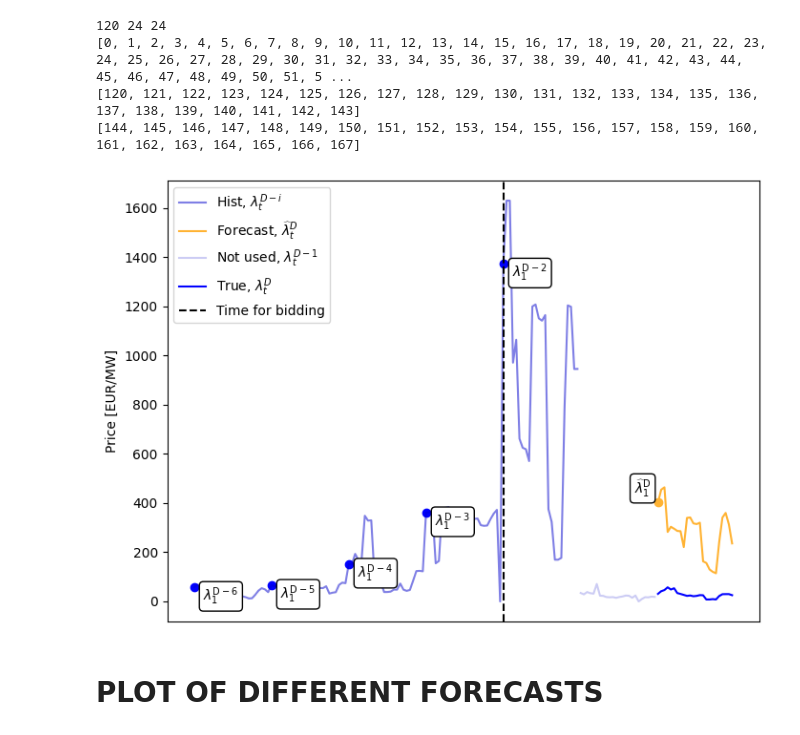
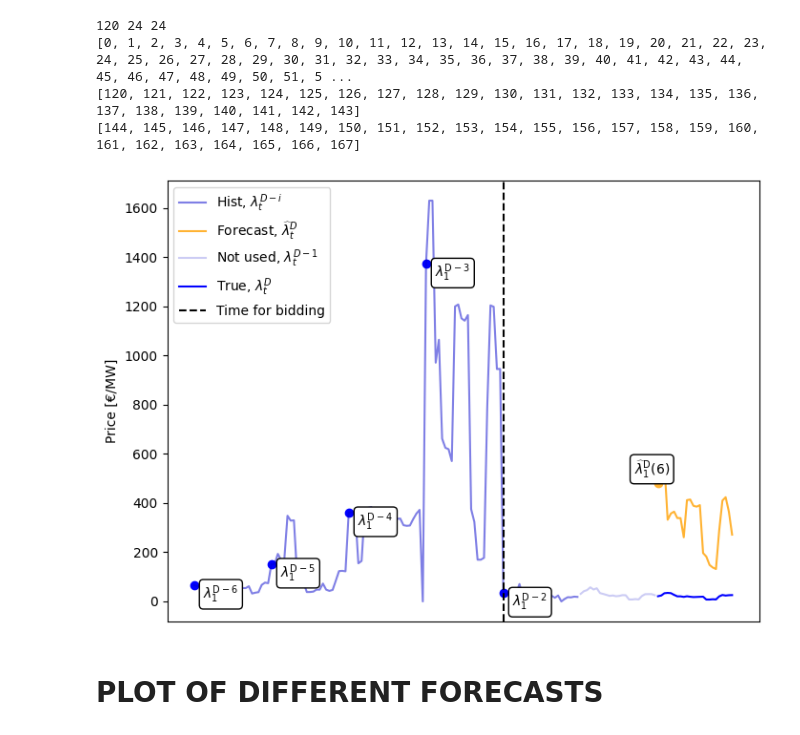
Before and after one commit to junesooshin/lightenup, a Jupyter notebook: Data Examination/Check forecast.ipynb, the cells around one changed output. Saved outputs shown, nothing was run; the diff lists cells and outputs as text; code cells hidden in the pictures.

```diff
--- a/Data Examination/Check forecast.ipynb
+++ b/Data Examination/Check forecast.ipynb
@@ -63,10 +63,12 @@ Date   2022-01-01
 Name: 0, dtype: datetime64[ns]
 Date   2022-01-03
 Name: 48, dtype: datetime64[ns]
+# %%
+Start = 8760 + 24
 # %%
 D_2_list = [1,2,3,4,5]
-start_true_train = (8760+24)-(D_2_list[-1]*24)
-end_true_train = (8760+24 + d*24) - 1
+start_true_train = (Start+24)-(D_2_list[-1]*24)
+end_true_train = (Start+24 + d*24) - 1
 start_true_not_used = end_true_train + 1
 end_true_not_used = start_true_not_used + 24 - 1
 start_true_test = end_true_not_used + 1 #start_true_test = 8760 + (2*24) + (d*24) + 1
@@ -172,36 +174,36 @@ fig = plt.figure(figsize=(8, 6), dpi=100)
 plt.plot(plot_train_data,c=blue_shades[2],alpha=0.5,label="Hist, $\lambda^{D-i}_t$ ")
 plt.plot(plot_forecasted_data, label=r"Forecast, $\widehat{\lambda}^{D}_t$",c=orange_shades[1])
 #plt.plot(plot_forecasted_with_Error_data, label=r"Forecast + $\epsilon$, f$^{D}_h$",c=orange_shades[1])
 
 plt.plot(plot_not_used_data,c=blue_shades[2],alpha=0.2,label="Not used, $\lambda^{D-1}_t$ ")
 plt.plot(plot_true_data, label="True, $\lambda^{D}_t$", c="blue")
 
 # only one line may be specified; full height
 plt.axvline(x=forecasting_time, color='black', linestyle='--',label= "Time for bidding")
 
 # Scatter plot with custom text annotations and boxes
 for x, y, text in zip(x_list, y_list, text_list):
     #print(x,y,text)
     plt.scatter(x[0],y[0],c="blue")
     plt.annotate(text, (x[0],y[0]), xytext=(7, -10), textcoords='offset points',
                  bbox=dict(boxstyle='round,pad=0.3', facecolor='white', edgecolor='black'))
 
 plt.scatter(x_test_axis.iloc[0], plot_forecasted_data.iloc[0],c=orange_shades[1])
-plt.annotate(r"$\widehat{\lambda}^{\mathrm{D}}_{1}$", (x_test_axis.iloc[0],plot_forecasted_data.iloc[0]), xytext=(-18, 7), textcoords='offset points',
+plt.annotate(r"$\widehat{\lambda}^{\mathrm{D}}_{1}(6)$", (x_test_axis.iloc[0],plot_forecasted_data.iloc[0]), xytext=(-18, 7), textcoords='offset points',
                 bbox=dict(boxstyle='round,pad=0.3', facecolor='white', edgecolor='black'))
 # Remove x-axis tick marks and labels
 plt.xticks([])
 
 # Add a legend outside of the plots
 plt.legend(loc="upper left")
 
-plt.ylabel("Price [EUR/MW]")
+plt.ylabel("Price [\u20AC/MW]")
 
 # Show the plot
 plt.savefig('Hourly_mean_forecast.pdf', format="pdf", bbox_inches="tight")
 plt.show()
 # %% [output]
-[figure, old version]
+[figure, new version]
 # %% [markdown]
 # PLOT OF DIFFERENT FORECASTS
 # %%
```
Also changed, not shown: parts of 5 cells of this notebook, 4 other files.
